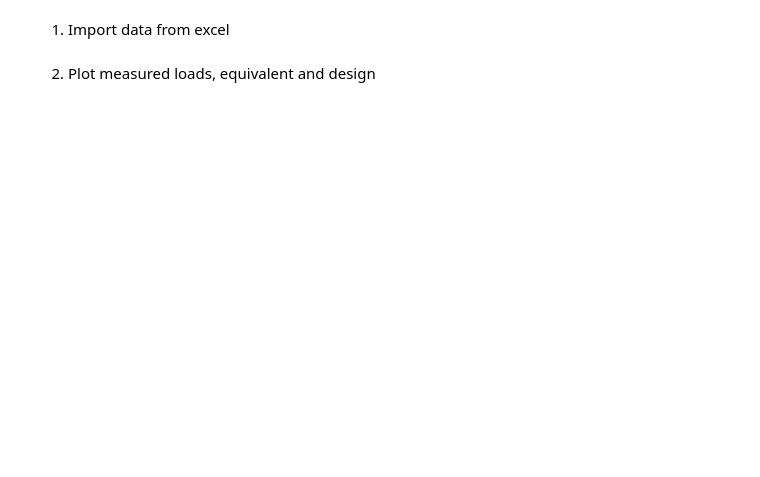
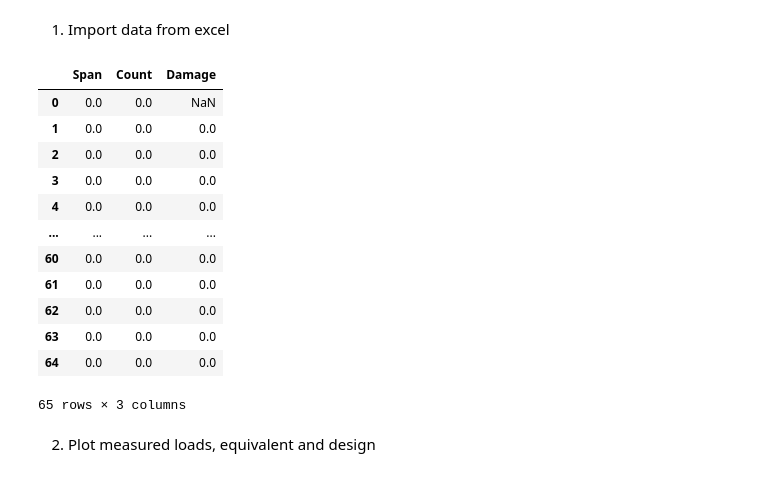
Before and after one commit to eng-dyn/Machine-Analysis, a Jupyter notebook: histogram_and_equivalent_load_plotting_v0.5.ipynb, the cells around one changed output. Cells and saved outputs as stored; diff of their text form; code cells hidden in the pictures; blank space fills up the shorter version.

```diff
--- a/histogram_and_equivalent_load_plotting_v0.5.ipynb
+++ b/histogram_and_equivalent_load_plotting_v0.5.ipynb
@@ -3,24 +3,36 @@
 # %%
 %reset -f
 import pandas as pd
 import xlwings as xw
 
 # Import currently selected data form excel
 wb = xw.books.active
 ws = wb.sheets.active
 data = ws.range(wb.selection.address).value
 
 # Make df from imported data
 df = pd.DataFrame(data[2:], columns=data[0])  # Start reading data starting at row_idx=2 and use row_idx=1 as df headers
-column_names = [df.columns[i] for i in [0, 1, 5]]
+column_names = [df.columns[i] for i in [0, 2, 5]]
 df = df[column_names]
 for column in df.columns:
     df[column] = pd.to_numeric(df[column], errors='coerce')
 
 ## Visualise / check imported data
 df
-
-print("Test")
+# %% [output]
+|  | Span | Count | Damage |
+| 0 | 0.0 | 0.0 | NaN |
+| 1 | 0.0 | 0.0 | 0.0 |
+| 2 | 0.0 | 0.0 | 0.0 |
+| 3 | 0.0 | 0.0 | 0.0 |
+| 4 | 0.0 | 0.0 | 0.0 |
+| ... | ... | ... | ... |
+| 60 | 0.0 | 0.0 | 0.0 |
+| 61 | 0.0 | 0.0 | 0.0 |
+| 62 | 0.0 | 0.0 | 0.0 |
+| 63 | 0.0 | 0.0 | 0.0 |
+| 64 | 0.0 | 0.0 | 0.0 |
+65 rows × 3 columns
 # %% [markdown]
 2. Plot measured loads, equivalent and design
 # %%
```
Also changed, not shown: parts of 2 cells of this notebook, 1 other file.
